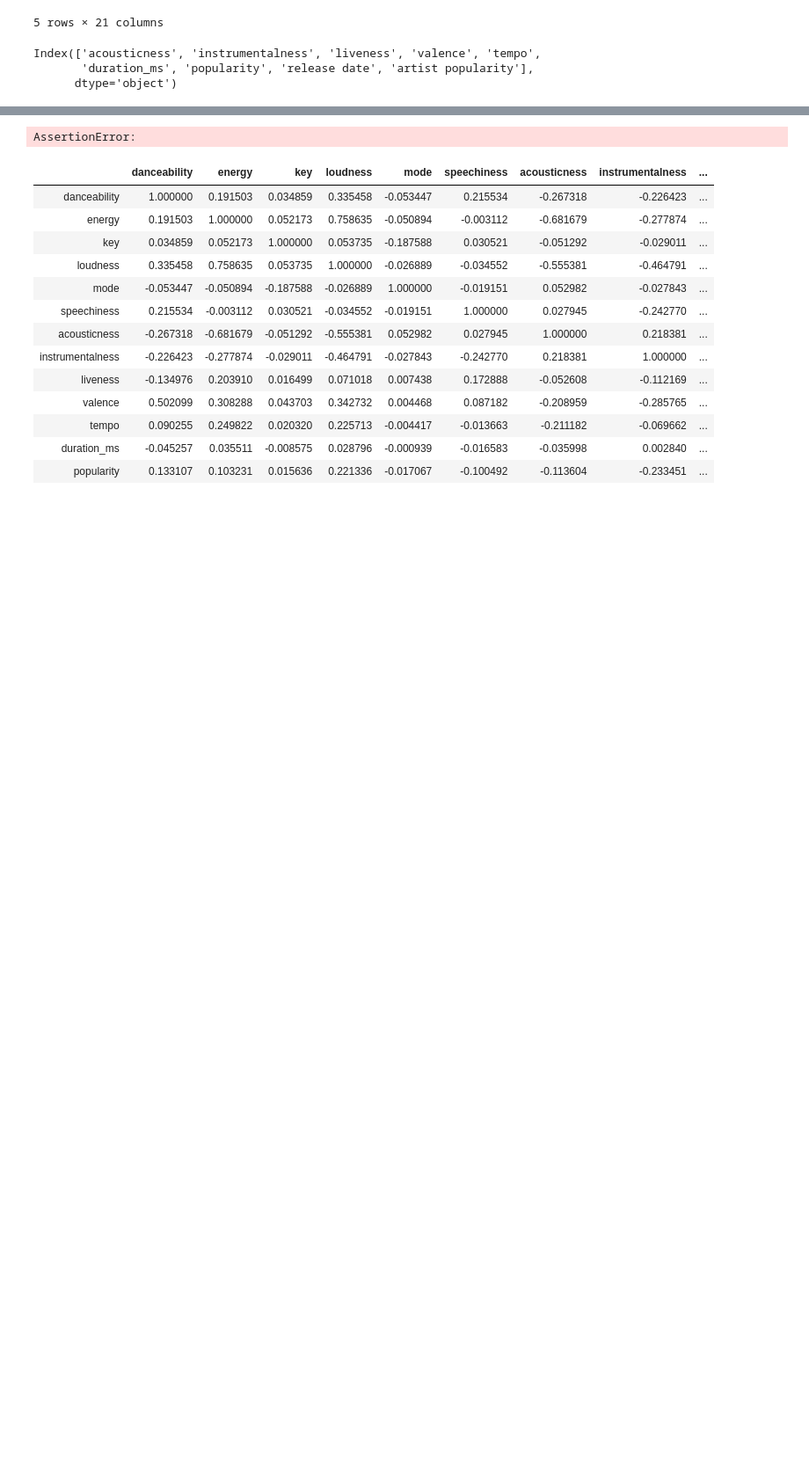
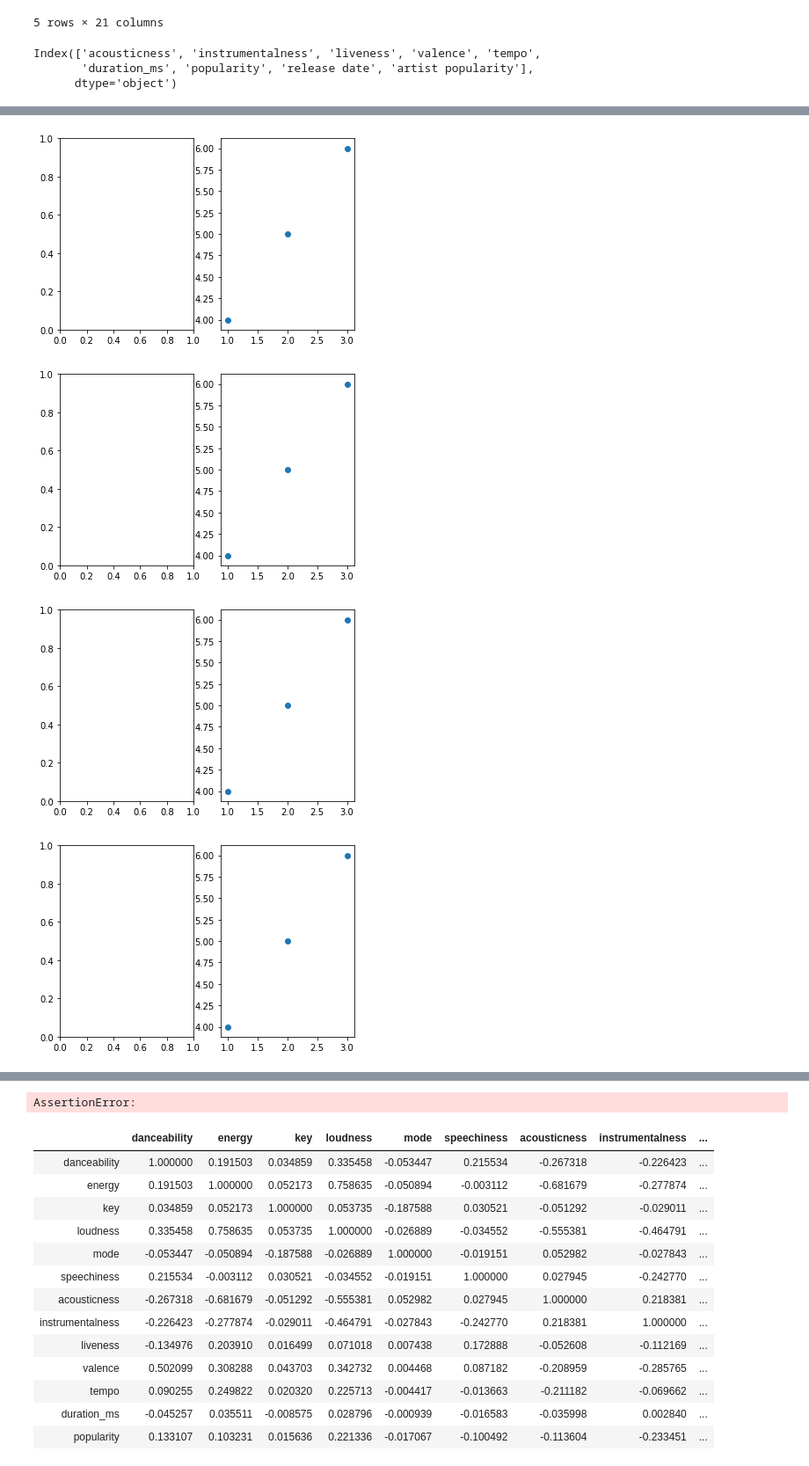
Before and after one commit to sam-zlota/DS3000-Final-Project, a Jupyter notebook: Data Exploration.ipynb, the cells around one changed output, grey strips where cells are left out. Shown at 88% size. Saved outputs shown, nothing was run; the diff lists cells and outputs as text; code cells hidden in the pictures; blank space fills up the shorter version.

```diff
--- a/Data Exploration.ipynb
+++ b/Data Exploration.ipynb
@@ -43,19 +43,21 @@ Index(['acousticness', 'instrumentalness', 'liveness', 'valence', 'tempo',
 from plotly.subplots import make_subplots
 import plotly.graph_objects as go
 
-fig = make_subplots(rows=7, cols=2)
+# fig = make_subplots(rows=7, cols=2)
 
 df_samp = df.sample(100)
 features = df.columns[6:]
 counter = 0
 for row in range(1,8):
-    for col in range(1,3):
+    fig, ax = plt.subplots(1,2)
+    plt.scatter([1,2,3], [4,5,6])
+#     for col in range(1,3):
 
-        fig.add_trace(
-            go.Scatter(x=df_samp[features[counter]], y=df_samp["popularity"], mode="markers", name =features[counter]),
-        row=row, col=col
-        )
-        counter+=1
+# #         fig.add_trace(
+# #             go.Scatter(x=df_samp[features[counter]], y=df_samp["popularity"], mode="markers", name =features[counter]),
+# #         row=row, col=col
+# #         )
+# #         counter+=1
 
 
 # fig.add_trace(
@@ -63,7 +65,7 @@ for row in range(1,8):
 #     row=1, col=2
 # )
 
-fig.update_layout(height=3000, width=1000
-                  , title_text="Side By Side Subplots")
-fig.show()
+# fig.update_layout(height=3000, width=1000
+#                   , title_text="Side By Side Subplots")
+# fig.show()
 # %% [output]
@@ -70,0 +72,4 @@ fig.show()
+[figure, added]
+[figure, added]
+[figure, added]
+[figure, added]
```
Also changed, not shown: parts of 2 cells of this notebook.
